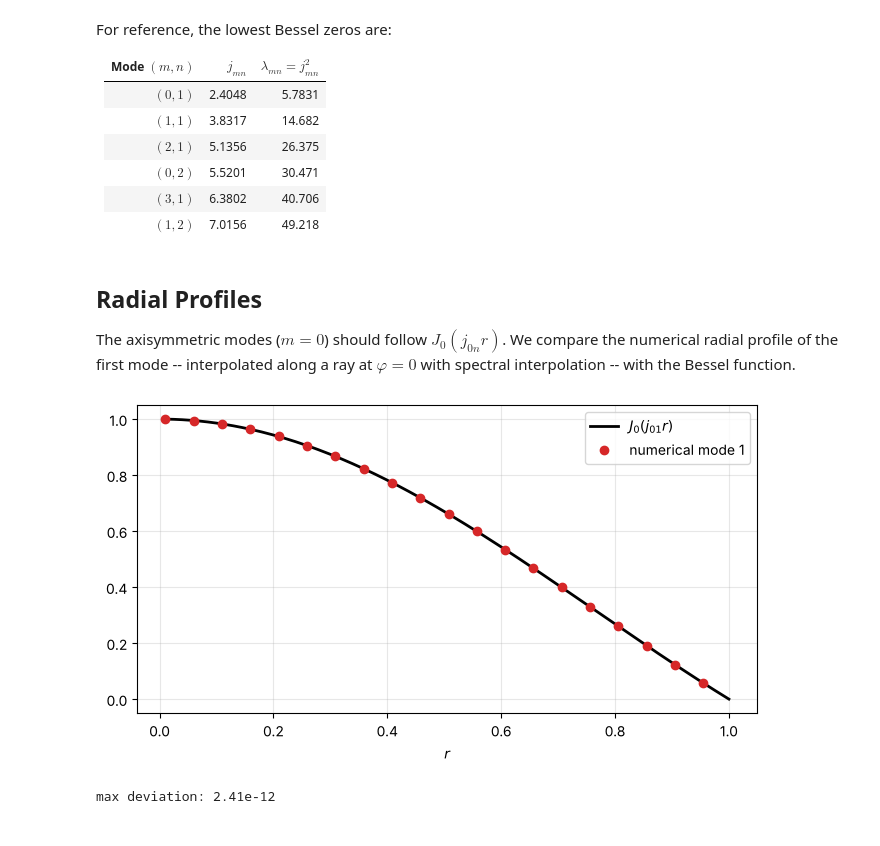
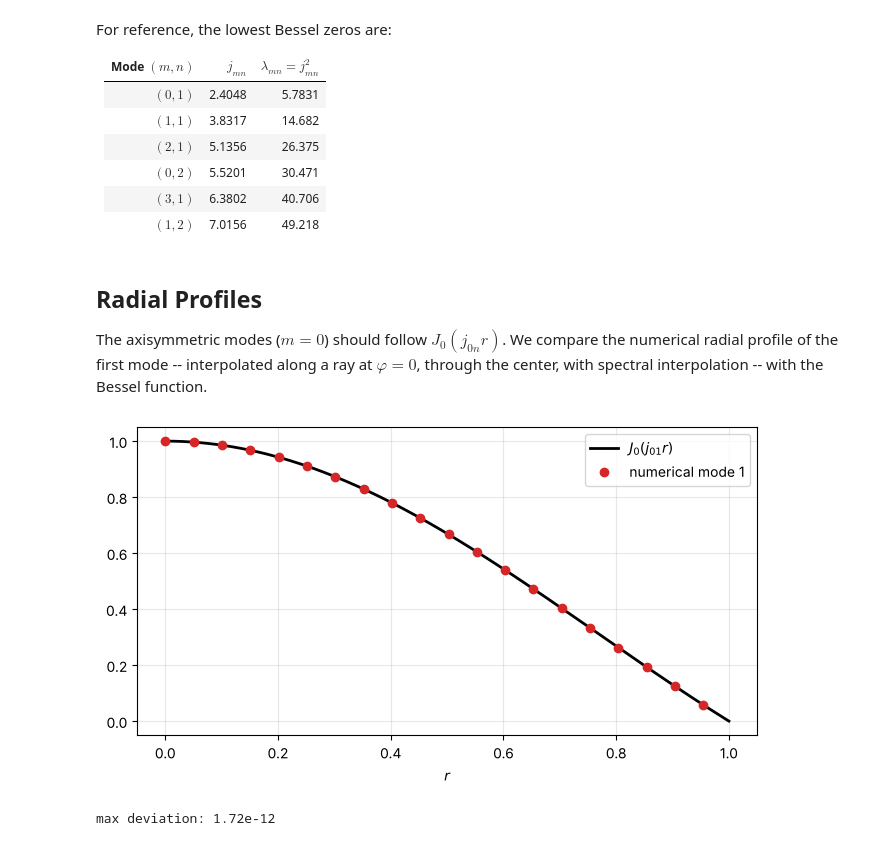
Before and after one commit to maroba/numgrids, a Jupyter notebook: examples/wave-equation-drum.ipynb, the cells around one changed output. Drawn from its saved outputs; the diff is of its cells as text; code cells hidden in the pictures.

```diff
--- a/examples/wave-equation-drum.ipynb
+++ b/examples/wave-equation-drum.ipynb
@@ -48,7 +49,8 @@ down the polar form of the Laplacian ourselves.
 
 The axes are automatically named `r` and `phi`.
 # %%
-grid = PolarGrid(chebyshev(30, 0.01, 1.0), periodic(40))
+grid = PolarGrid(radial(30, 1.0), periodic(40))
 print(grid)
+print("boundary faces:", list(grid.faces))   # only the rim
 # %% [output]
 PolarGrid(shape=(30, 40), ndims=2, axes=[
@@ -143,26 +146,27 @@ For reference, the lowest Bessel zeros are:
 ## Radial Profiles
 
 The axisymmetric modes ($m = 0$) should follow $J_0(j_{0n} r)$. We compare the numerical radial profile of the
-first mode -- interpolated along a ray at $\varphi = 0$ with spectral interpolation -- with the Bessel function.
+first mode -- interpolated along a ray at $\varphi = 0$, through the center, with spectral interpolation -- with
+the Bessel function.
 # %%
 from scipy.special import j0
 
-r_line = np.linspace(0.01, 1.0, 200)
+r_line = np.linspace(0.0, 1.0, 200)
 ray = np.column_stack([r_line, np.zeros_like(r_line)])        # points (r, phi = 0)
 profile = grid.interpolate(modes[0], ray, method="spectral")
 profile /= profile[0]
 
 exact = j0(jn_zeros(0, 1)[0] * r_line)
 exact /= exact[0]
 
 fig, ax = plt.subplots(figsize=(8, 4))
 ax.plot(r_line, exact, "k-", linewidth=2, label="$J_0(j_{01} r)$")
 ax.plot(r_line[::10], profile[::10], "o", color="C3", label="numerical mode 1")
 ax.set_xlabel("$r$")
 ax.legend()
 ax.grid(True, alpha=0.3)
 plt.show()
 print(f"max deviation: {np.abs(profile - exact).max():.2e}")
 # %% [output]
-[figure, old version]
+[figure, new version]
-max deviation: 2.41e-12
+max deviation: 1.72e-12
```
Also changed, not shown: parts of 9 cells of this notebook, 20 other files.
